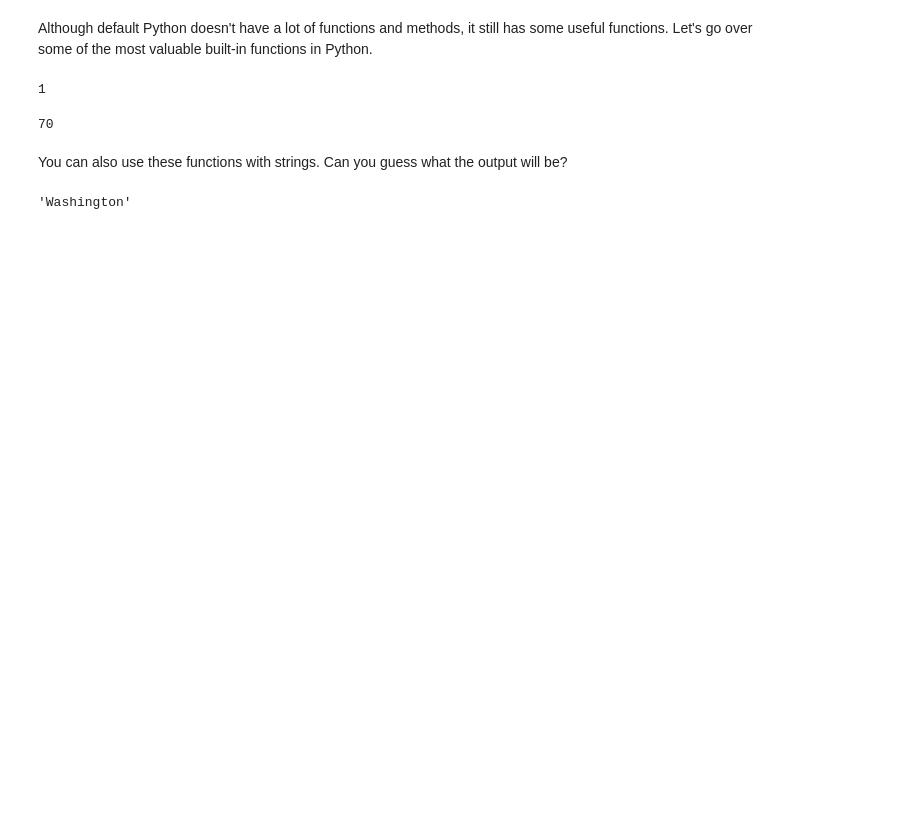
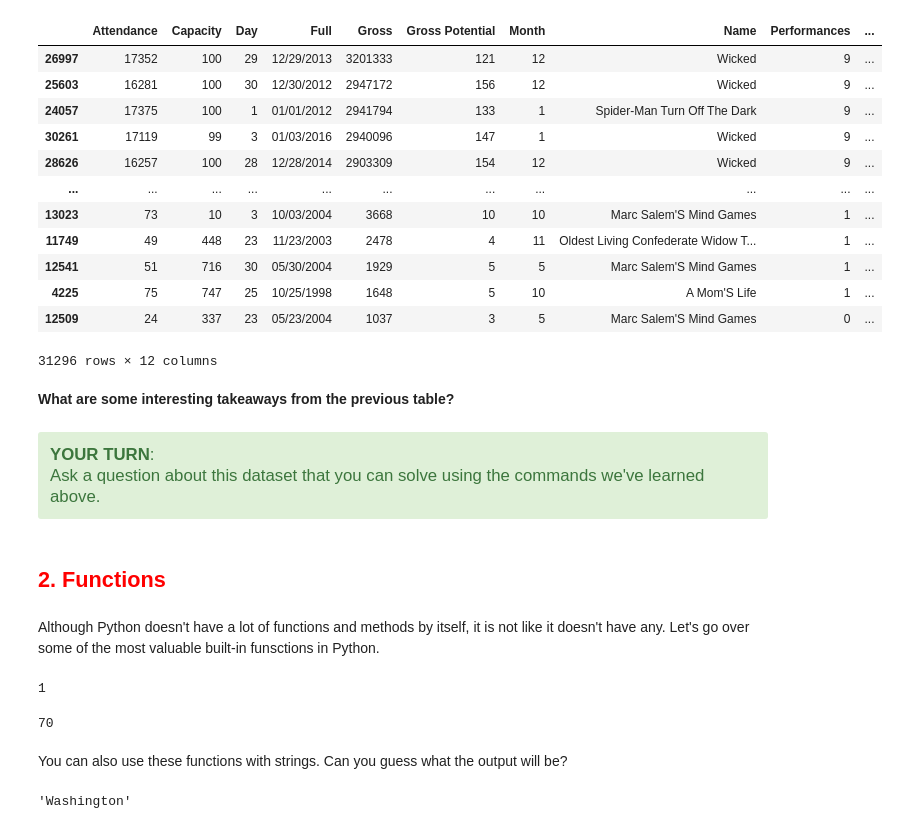
Before and after one commit to ds-modules/CP-101-SP21, a Jupyter notebook: Lab4/Lab 4 - Intro to Python and MOEs.ipynb, the cells around one changed output. Saved outputs shown, nothing was run; the diff lists cells and outputs as text; code cells hidden in the pictures; blank space fills up the shorter version.

```diff
--- a/Lab4/Lab 4 - Intro to Python and MOEs.ipynb
+++ b/Lab4/Lab 4 - Intro to Python and MOEs.ipynb
@@ -9,0 +140,27 @@ import numpy as np
+# %%
+# Finally, we can also sort a table by a certain column. This can be really helpful for understanding a dataset!
+# For example, we can sort by Gross revenue:
+
+money = broadway.sort_values(by = 'Gross', ascending = False)
+money
+# %% [output]
+|  | Attendance | Capacity | Day | Full | Gross | Gross Potential | Month | Name | Performances | ... |
+| 26997 | 17352 | 100 | 29 | 12/29/2013 | 3201333 | 121 | 12 | Wicked | 9 | ... |
+| 25603 | 16281 | 100 | 30 | 12/30/2012 | 2947172 | 156 | 12 | Wicked | 9 | ... |
+| 24057 | 17375 | 100 | 1 | 01/01/2012 | 2941794 | 133 | 1 | Spider-Man Turn Off The Dark | 9 | ... |
+| 30261 | 17119 | 99 | 3 | 01/03/2016 | 2940096 | 147 | 1 | Wicked | 9 | ... |
+| 28626 | 16257 | 100 | 28 | 12/28/2014 | 2903309 | 154 | 12 | Wicked | 9 | ... |
+| ... | ... | ... | ... | ... | ... | ... | ... | ... | ... | ... |
+| 13023 | 73 | 10 | 3 | 10/03/2004 | 3668 | 10 | 10 | Marc Salem'S Mind Games | 1 | ... |
+| 11749 | 49 | 448 | 23 | 11/23/2003 | 2478 | 4 | 11 | Oldest Living Confederate Widow T... | 1 | ... |
+| 12541 | 51 | 716 | 30 | 05/30/2004 | 1929 | 5 | 5 | Marc Salem'S Mind Games | 1 | ... |
+| 4225 | 75 | 747 | 25 | 10/25/1998 | 1648 | 5 | 10 | A Mom'S Life | 1 | ... |
+| 12509 | 24 | 337 | 23 | 05/23/2004 | 1037 | 3 | 5 | Marc Salem'S Mind Games | 0 | ... |
+31296 rows × 12 columns
+# %% [markdown]
+**What are some interesting takeaways from the previous table?**
+# %% [markdown]
+<div class="alert alert-success" style="font-size:120%">
+<b>YOUR TURN</b>: <br>
+Ask a question about this dataset that you can solve using the commands we've learned above.
+</div>
@@ -10,5 +169,7 @@ import numpy as np
+# %% [markdown]
+## <font color='red'>2. Functions
 # %% [markdown]
-Although default Python doesn't have a lot of functions and methods, it still has some useful functions. Let's go over some of the most valuable built-in functions in Python.
+Although Python doesn't have a lot of functions and methods by itself, it is not like it doesn't have any. Let's go over some of the most valuable built-in funsctions in Python.
 # %%
 min(1, 3)
 # %% [output]
```
Also changed, not shown: parts of 80 cells of this notebook.
